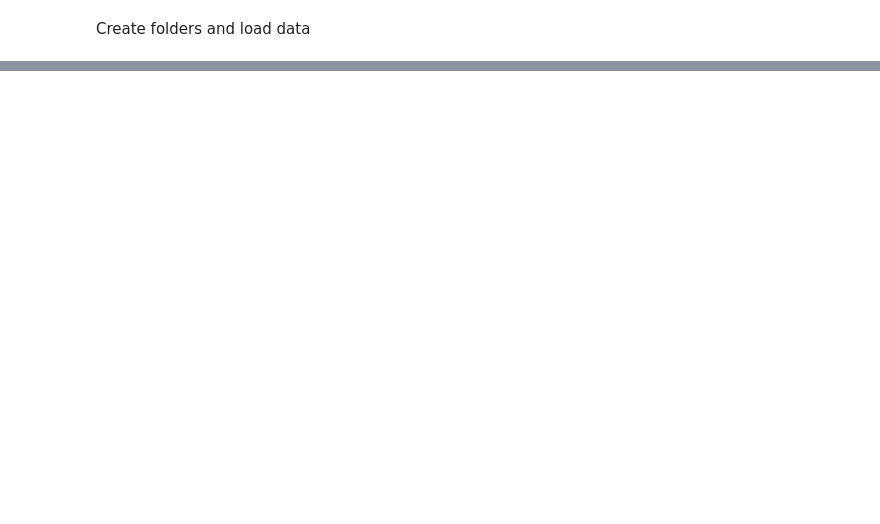
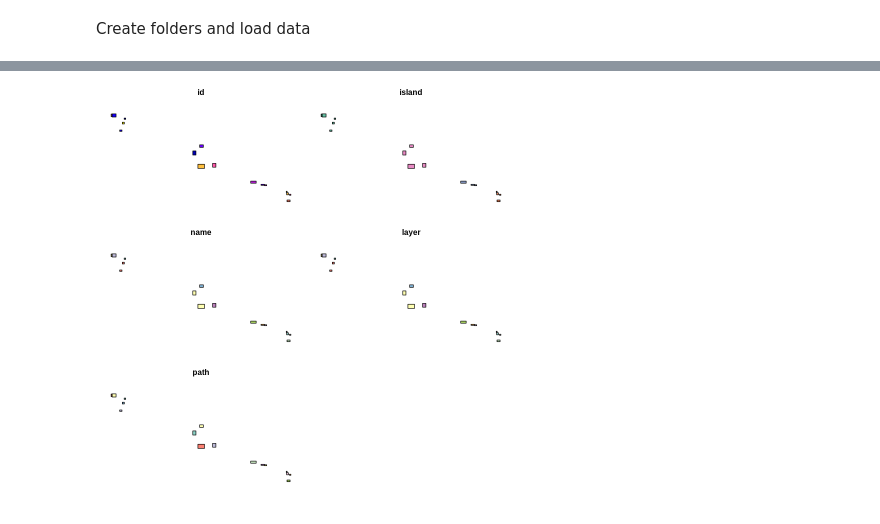
Before and after one commit to MadmanMarble/MadmanMarble, a Jupyter notebook: Untitled29.ipynb, the cells around one changed output, grey strips where cells are left out. Cells and saved outputs as stored; diff of their text form; code cells hidden in the pictures; blank space fills up the shorter version.

```diff
--- a/Untitled29.ipynb
+++ b/Untitled29.ipynb
@@ -886,0 +169,4 @@ ERROR: Error in .local(x, y, ...): extents do not overlap
+# %%
+aoi_utm4 <- st_read("/content/workingfolder/aoi/utm4/aoi_utm4.gpkg")
+aoi_utm4
+aoi_utm4 %>% plot
@@ -886,0 +228,2 @@ ERROR: Error in .local(x, y, ...): extents do not overlap
+# %%
+aoi_utm4_dt <-as.data.table(aoi_utm4)
@@ -886,0 +290,6 @@ ERROR: Error in .local(x, y, ...): extents do not overlap
+# %%
+aoi_utm4 <- aoi_utm4_dt %>% st_as_sf
+# %%
+aoi_utm4 %>% plot
+# %% [output]
+[figure, added]
```
Also changed, not shown: parts of 52 cells of this notebook.
